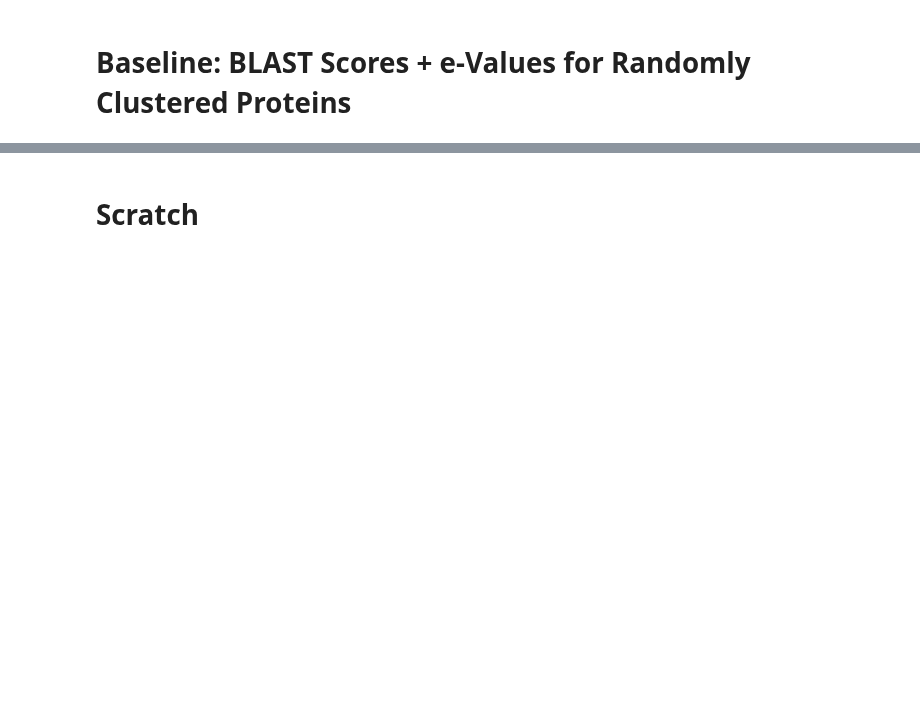
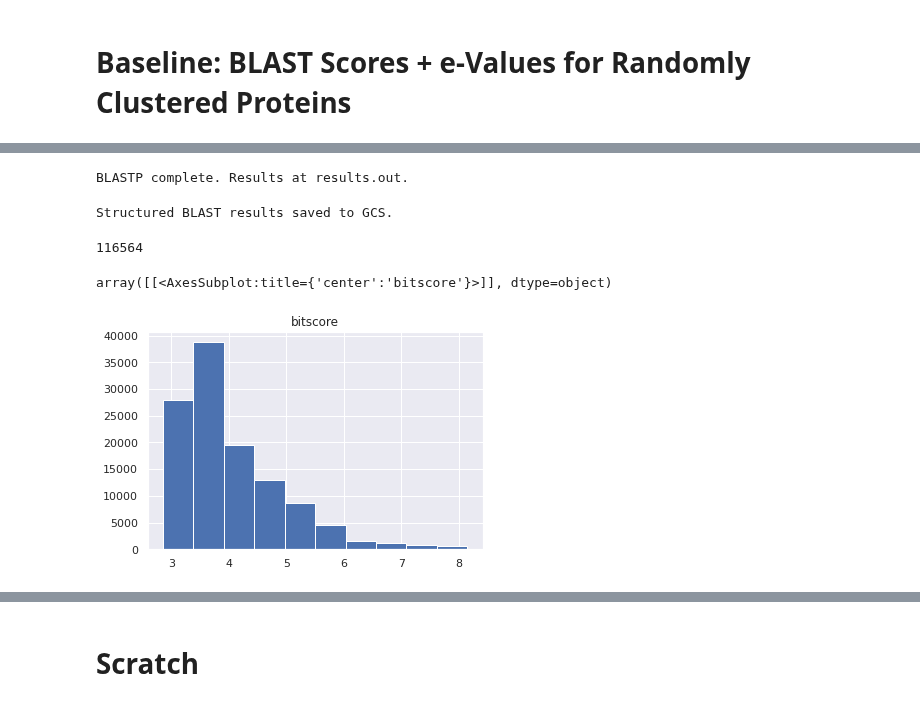
Before and after one commit to dptrsa-300/pss, a Jupyter notebook: embeddings_random.ipynb, the cells around one changed output, grey strips where cells are left out. Cells and saved outputs as stored; diff of their text form; code cells hidden in the pictures; blank space fills up the shorter version.

```diff
--- a/embeddings_random.ipynb
+++ b/embeddings_random.ipynb
@@ -195,0 +233,37 @@ score: 32.0
+# %%
+# And then run blastp on the file, cross-joining on itself
+# (blast each protein in the file to each other protein in the file)
+!./blast/bin/blastp -db tmp.fasta -query tmp.fasta -out results.out -outfmt 6
+print(f'BLASTP complete. Results at results.out.')
+# %% [output]
+BLASTP complete. Results at results.out.
+# %%
+# Next read in the results, format them and upload to GCS
+parser = SearchIO.parse("results.out", "blast-tab")
+num_queries = len(list(parser))
+parser = SearchIO.parse("results.out", "blast-tab")
+
+formatted_data = []
+
+for queries in range(num_queries):
+    result = next(parser)
+    for hsp in result.hsps:
+        formatted_data.append([result.id, hsp.hit_id, hsp.bitscore, hsp.evalue])
+
+pd.DataFrame(formatted_data, columns=['query_protein', 'target_protein', 'bitscore', 'evalue']).to_csv('blast_annotations.csv', index=False)
+bucket = storage_client.get_bucket('capstone-fall21-protein')
+my_file.upload_from_file(open('blast_annotations.csv'))
+print(f'Structured BLAST results saved to GCS.')
+# %% [output]
+Structured BLAST results saved to GCS.
+# %%
+m = pd.DataFrame(formatted_data, columns=['query_protein', 'target_protein', 'bitscore', 'evalue']).sort_values(['bitscore', 'evalue'], ascending=[False, True])
+m_no_junk = m[m.target_protein != m.query_protein]
+len(m_no_junk)
+# %% [output]
+116564
+# %%
+m_no_junk[['bitscore']].apply(np.log).hist()
+# %% [output]
+array([[<AxesSubplot:title={'center':'bitscore'}>]], dtype=object)
+[figure, added]
```
Also changed, not shown: parts of 19 cells of this notebook, 1 other file.
